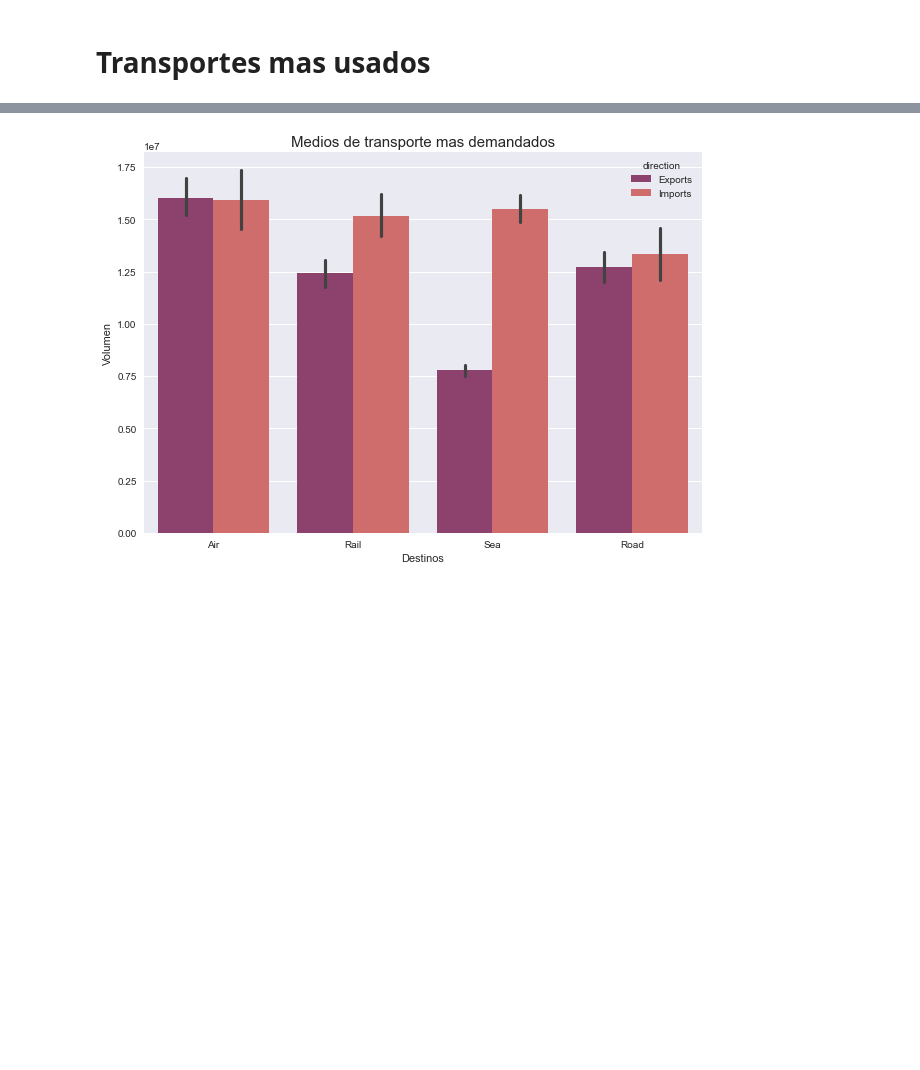
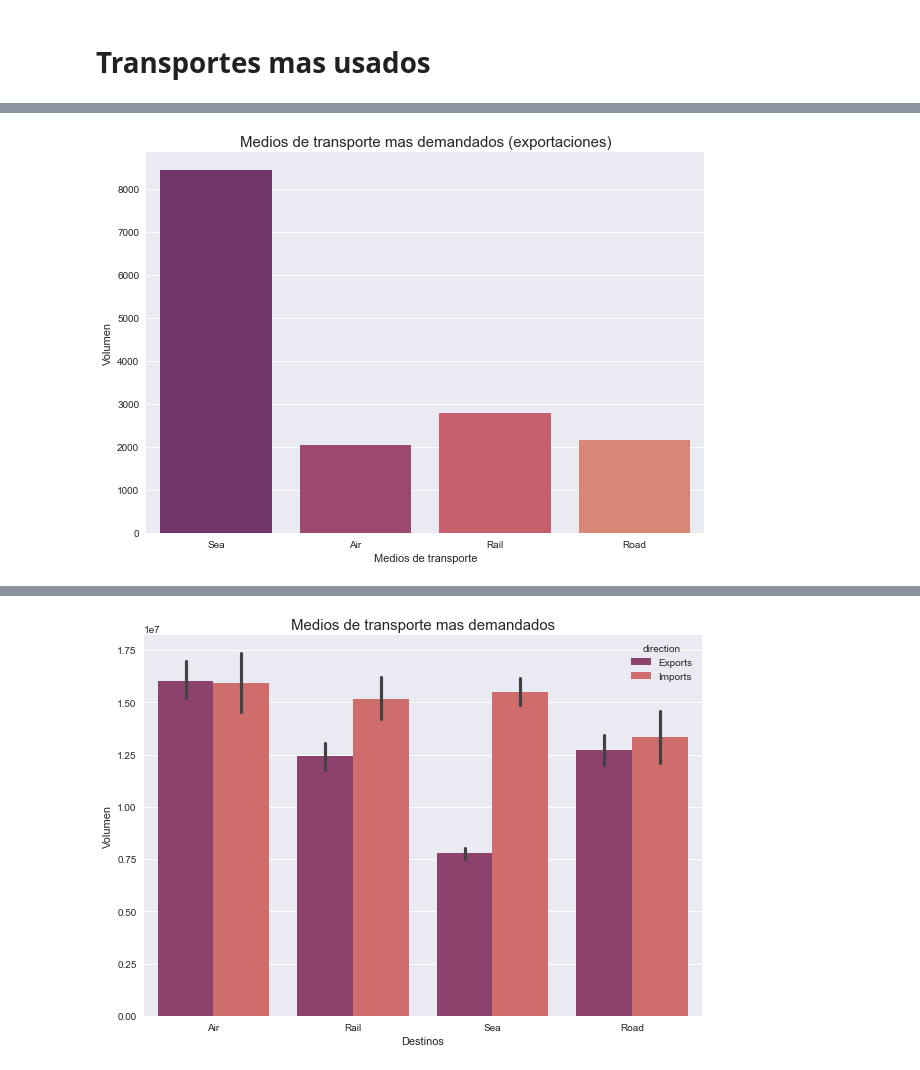
Before and after one commit to josue-islas/EmTech_2, a Jupyter notebook: Notebooks/ISLAS_GASRCILAZO_JOSUE_SABDIEL_PROYECTO.ipynb, the cells around one changed output, grey strips where cells are left out. Saved outputs shown, nothing was run; the diff lists cells and outputs as text; code cells hidden in the pictures; blank space fills up the shorter version.

```diff
--- a/Notebooks/ISLAS_GASRCILAZO_JOSUE_SABDIEL_PROYECTO.ipynb
+++ b/Notebooks/ISLAS_GASRCILAZO_JOSUE_SABDIEL_PROYECTO.ipynb
@@ -337,0 +374,13 @@ fig1.show()
+# %%
+plt.figure(figsize=(10,7))
+sns.barplot(
+    x = df_trans_mas_usados.index,
+    y = df_trans_mas_usados['Exportaciones'],
+    palette = paleta
+    )
+plt.title('Medios de transporte mas demandados (exportaciones)',  fontdict = {'fontsize' : 15})
+plt.xlabel('Medios de transporte')
+plt.ylabel('Volumen')
+plt.show()
+# %% [output]
+[figure, added]
```
Also changed, not shown: parts of 6 cells of this notebook.
